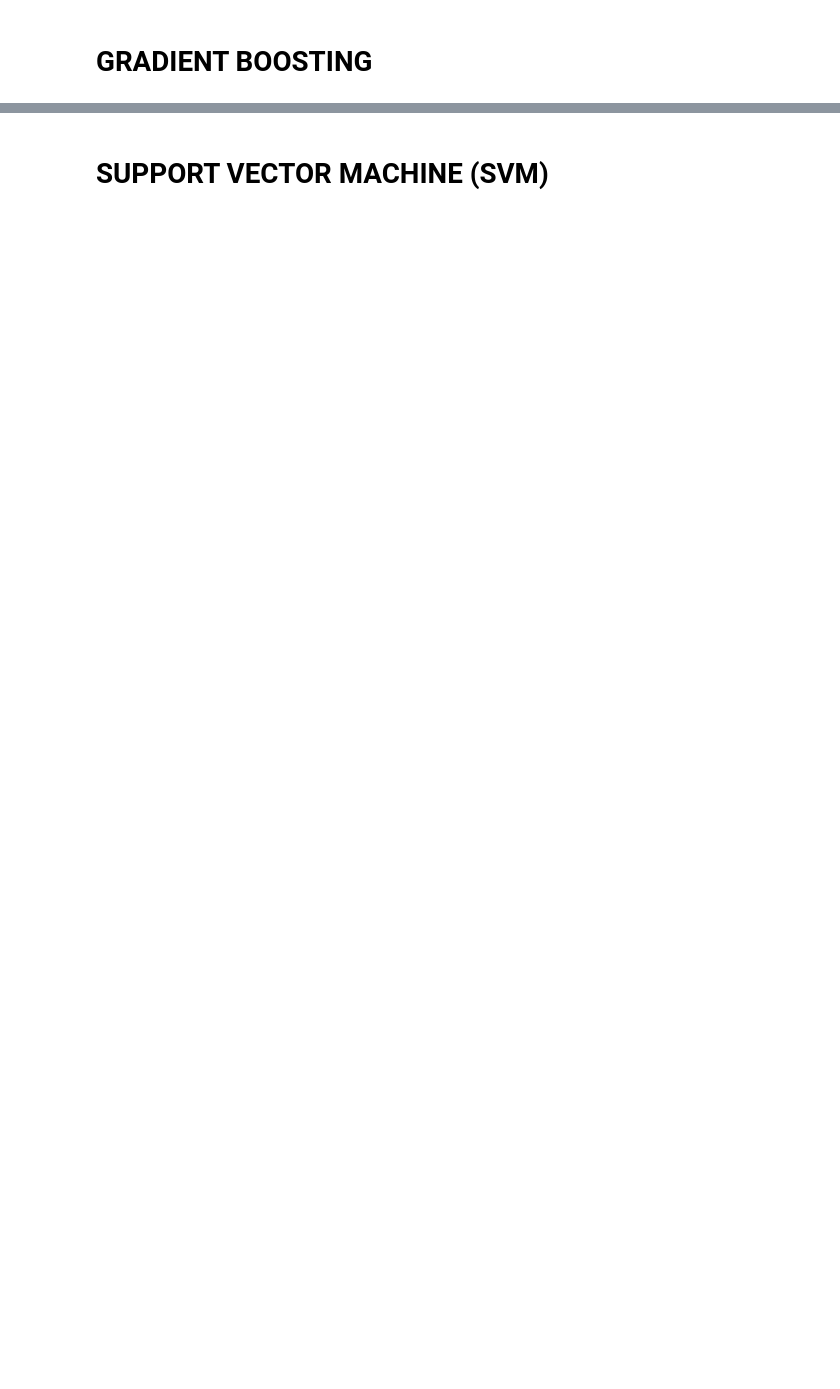
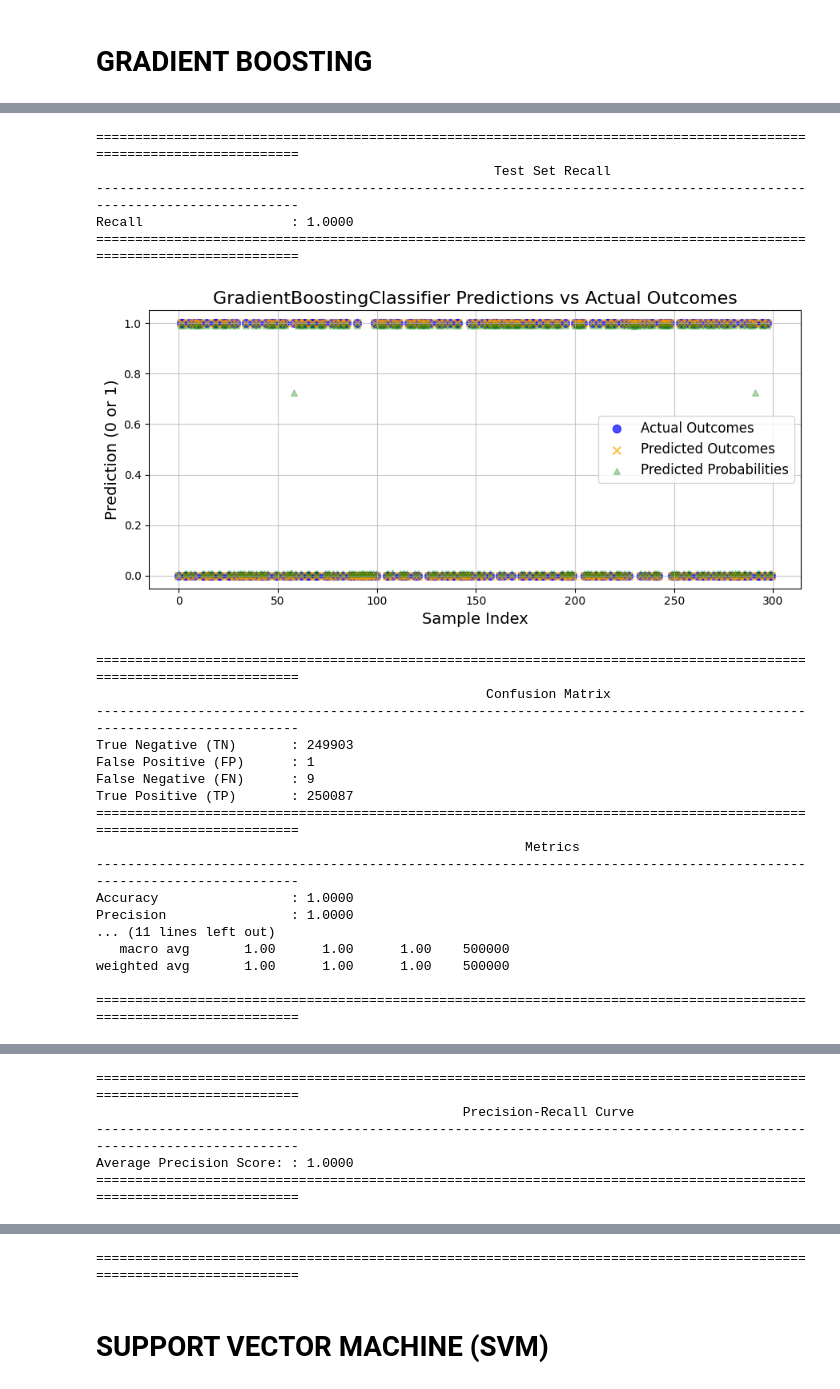
Before and after one commit to chiggi24/DS3000A_Group25, a Jupyter notebook: Group25.ipynb, the cells around one changed output, grey strips where cells are left out. Saved outputs shown, nothing was run; the diff lists cells and outputs as text; code cells hidden in the pictures; blank space fills up the shorter version.

Commit message:
Update Group25.ipynb
Tuning hyperparameters, organized the outputs and function calls.

```diff
--- a/Group25.ipynb
+++ b/Group25.ipynb
@@ -276,16 +209,16 @@ plt.figure(figsize=(8, 6))  # Set figure size
 sns.countplot(x='label', data=data, palette=['green', 'red'])
 
 # Add title, labels, and adjust font size for better readability
-plt.title('Class Distribution: Legitimate (0) vs Phishing (1)', fontsize=16, fontweight='bold')
-plt.xlabel('Class', fontsize=14)
-plt.ylabel('Count', fontsize=14)
+plt.title('Class Distribution: Legitimate (0) vs Phishing (1)', fontsize=TITLE_FONT_SIZE)
+plt.xlabel('Class', fontsize=LABEL_FONT_SIZE)
+plt.ylabel('Count', fontsize=LABEL_FONT_SIZE)
 
 # Annotate the bars with the count values
 for p in plt.gca().patches:
     plt.gca().annotate(f'{p.get_height()}',
                        (p.get_x() + p.get_width() / 2., p.get_height()),
                        ha='center', va='center',
-                       fontsize=12, color='black',
+                       fontsize=LEGEND_FONT_SIZE, color='black',
                        xytext=(0, 9), textcoords='offset points')
 
 # Adjust the layout to ensure everything fits nicely
@@ -655,29 +513,16 @@ Top Features by Importance:
 # %% [markdown]
 # **GRADIENT BOOSTING**
 # %%
-# --------------------------- Hyperparameter Tuning --------------------------- #
 # Define the Gradient Boosting model
-model = GradientBoostingClassifier(random_state=0, max_depth=3)
+GB_model = GradientBoostingClassifier(random_state=0)
 
 # Define the parameter grid for Gradient Boosting
 param_grid = {
-    'n_estimators': [50, 100],  # Number of boosting stages
+    'n_estimators': [10, 20],  # Number of boosting stages
     'learning_rate': [0.1, 0.2],  # Step size shrinkage
+    'max_depth': [3, 5]  # Maximum depth of each tree
 }
 
-
-# Perform grid search with Stratified k-fold
-cv = StratifiedKFold(n_splits=3)
-grid_search = GridSearchCV(estimator=model, param_grid=param_grid, cv=cv, scoring='recall', n_jobs=10, verbose=1)
-
-# Fit the grid search on the training data
-grid_search.fit(X_train, y_train)
-
-# Get the best parameters and the best model
-best_params = grid_search.best_params_
-best_model = grid_search.best_estimator_
-
-# Output the best hyperparameters and cross-validated recall score
-print("Best Parameters:", best_params)
-print("Best Cross-Validated Recall:", grid_search.best_score_)
+# Performing grid search with 5 k-fold validation to find best GB model
+GB_best_model = perform_grid_search(GB_model, param_grid, -1)
 # %% [output]
@@ -735,0 +535,27 @@ Top Features by Importance:
+# %%
+# Evaluating test set on best GB model
+evaluate_best_model(GB_best_model)
+# %% [output]
+=====================================================================================================================
+                                                   Test Set Recall
+---------------------------------------------------------------------------------------------------------------------
+Recall                   : 1.0000
+=====================================================================================================================
+[figure, added]
+=====================================================================================================================
+                                                  Confusion Matrix
+---------------------------------------------------------------------------------------------------------------------
+True Negative (TN)       : 249903
+False Positive (FP)      : 1
+False Negative (FN)      : 9
+True Positive (TP)       : 250087
+=====================================================================================================================
+                                                       Metrics
+---------------------------------------------------------------------------------------------------------------------
+Accuracy                 : 1.0000
+Precision                : 1.0000
+... (11 lines left out)
+   macro avg       1.00      1.00      1.00    500000
+weighted avg       1.00      1.00      1.00    500000
+
+=====================================================================================================================
@@ -735,0 +563,5 @@ Top Features by Importance:
+=====================================================================================================================
+                                               Precision-Recall Curve
+---------------------------------------------------------------------------------------------------------------------
+Average Precision Score: : 1.0000
+=====================================================================================================================
@@ -736,2 +585,3 @@ Top Features by Importance:
+=====================================================================================================================
 # %% [markdown]
 # **SUPPORT VECTOR MACHINE (SVM)**
```
Also changed, not shown: parts of 32 cells of this notebook.
